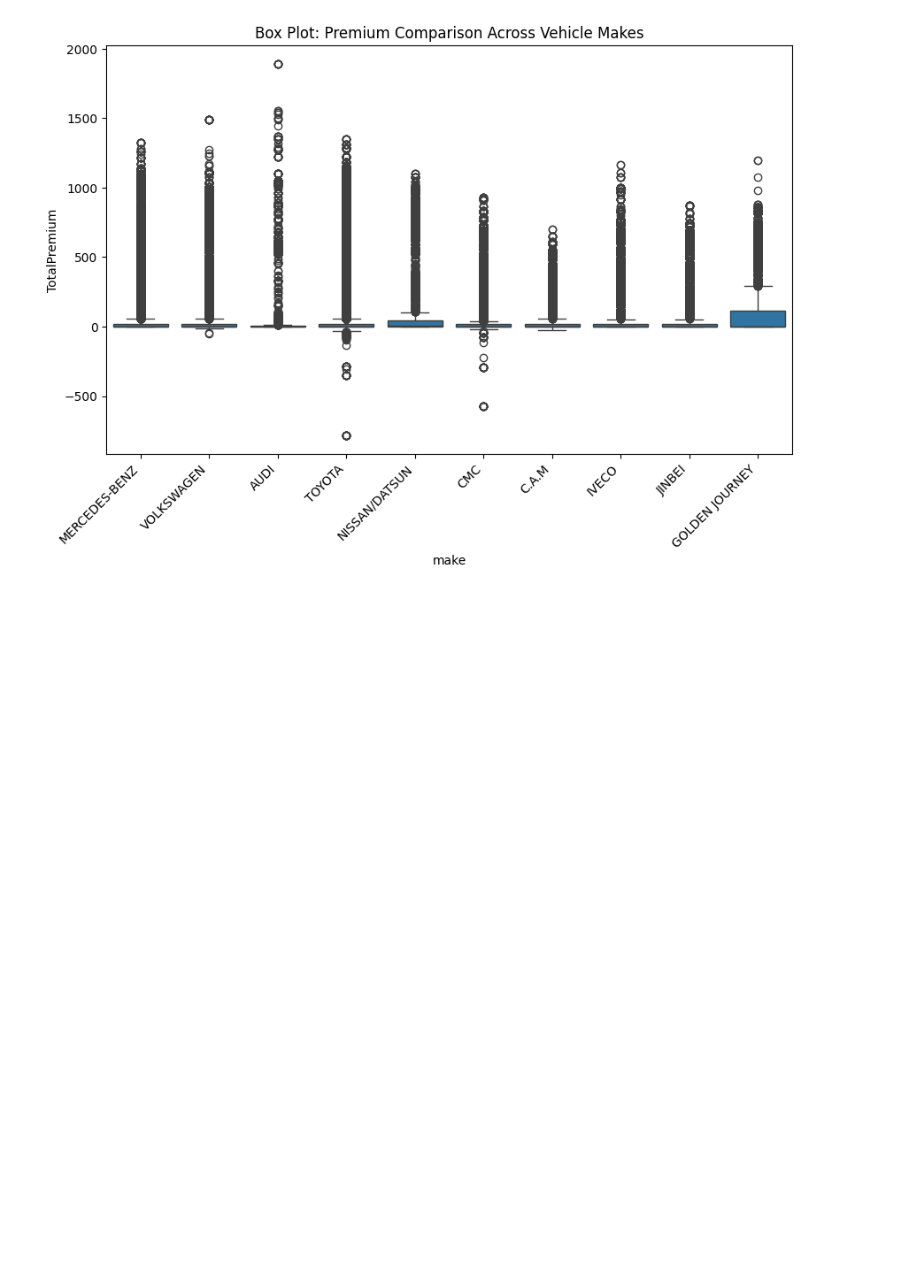
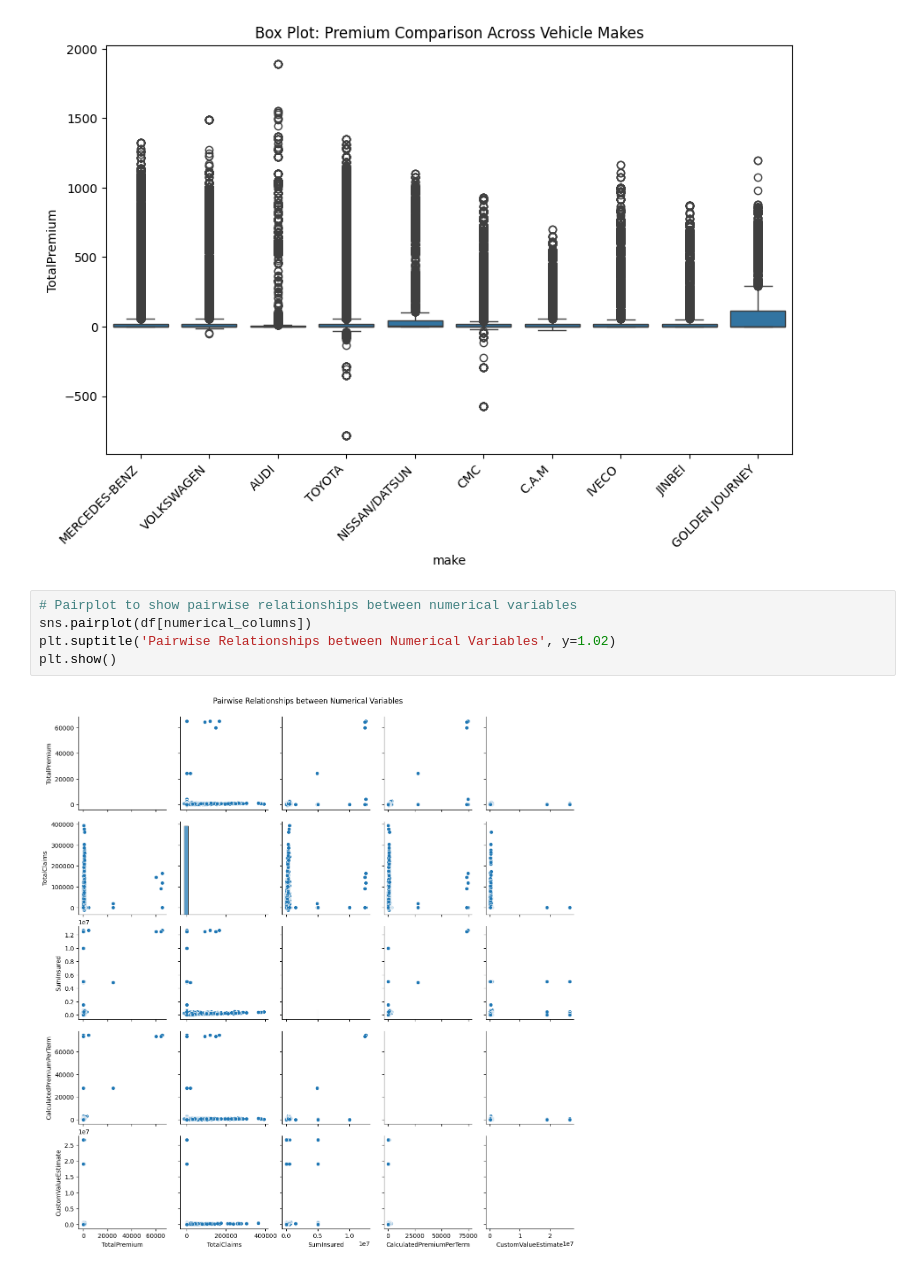
Before and after one commit to dani6566/Car-Insurance, a Jupyter notebook: Notbook/insurance_EDA.ipynb, the cells around one changed output. Saved outputs shown, nothing was run; the diff lists cells and outputs as text; blank space fills up the shorter version.

```diff
--- a/Notbook/insurance_EDA.ipynb
+++ b/Notbook/insurance_EDA.ipynb
@@ -250,3 +250,10 @@ plt.xticks(rotation = 45,ha='right')
 plt.show()
 # %% [output]
 [figure]
+# %%
+# Pairplot to show pairwise relationships between numerical variables
+sns.pairplot(df[numerical_columns])
+plt.suptitle('Pairwise Relationships between Numerical Variables', y=1.02)
+plt.show()
+# %% [output]
+[figure, added]
```
